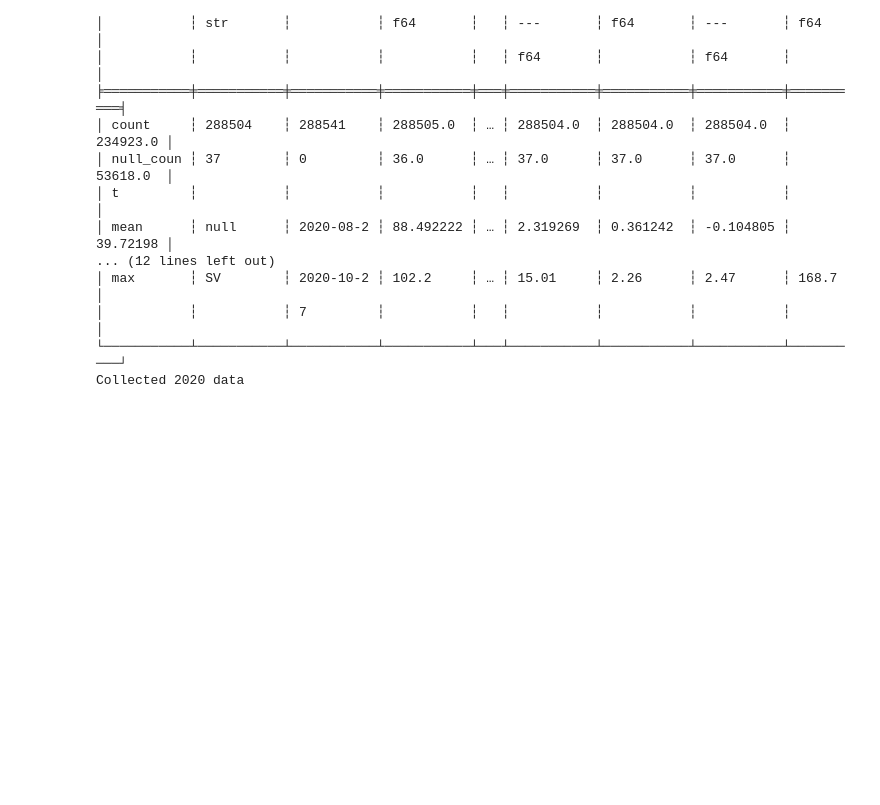
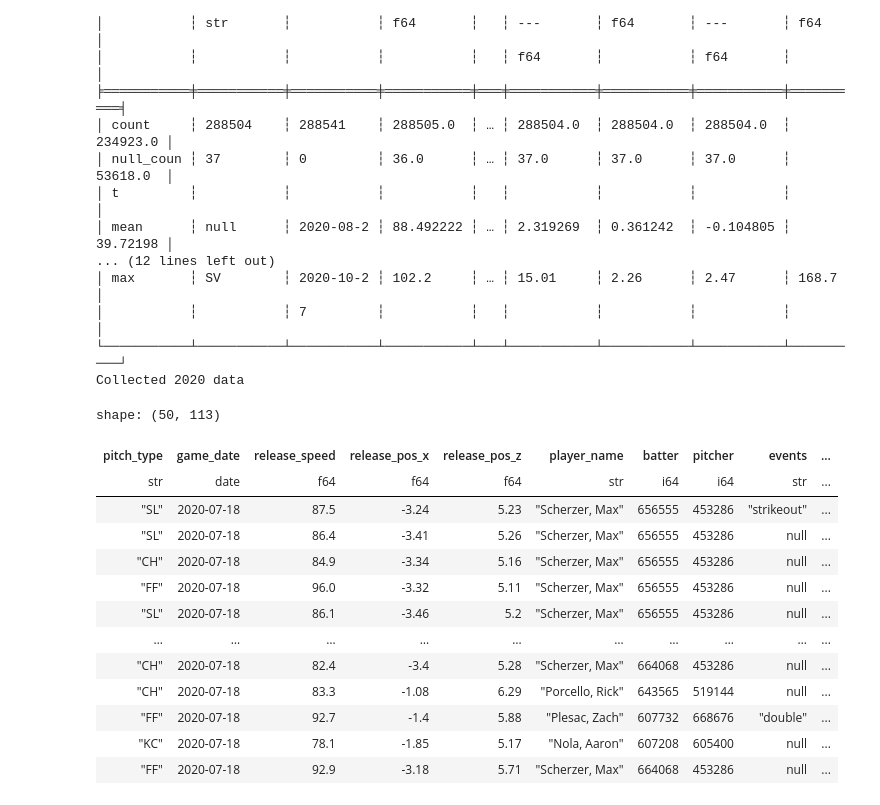
Before and after one commit to jmaschino56/savant_data_downloader, a Jupyter notebook: savant_data_downloader_test.ipynb, the cells around one changed output. Saved outputs shown, nothing was run; the diff lists cells and outputs as text; code cells hidden in the pictures; blank space fills up the shorter version.

```diff
--- a/savant_data_downloader_test.ipynb
+++ b/savant_data_downloader_test.ipynb
@@ -125,3 +125,20 @@ shape: (9, 114)
 │           ┆           ┆ 7         ┆           ┆   ┆           ┆           ┆           ┆          │
 └───────────┴───────────┴───────────┴───────────┴───┴───────────┴───────────┴───────────┴──────────┘
 Collected 2020 data
+# %%
+data.head(50)
+# %% [output]
+shape: (50, 113)
+| pitch_type | game_date | release_speed | release_pos_x | release_pos_z | player_name | batter | pitcher | events | ... |
+| str | date | f64 | f64 | f64 | str | i64 | i64 | str | ... |
+| "SL" | 2020-07-18 | 87.5 | -3.24 | 5.23 | "Scherzer, Max" | 656555 | 453286 | "strikeout" | ... |
+| "SL" | 2020-07-18 | 86.4 | -3.41 | 5.26 | "Scherzer, Max" | 656555 | 453286 | null | ... |
+| "CH" | 2020-07-18 | 84.9 | -3.34 | 5.16 | "Scherzer, Max" | 656555 | 453286 | null | ... |
+| "FF" | 2020-07-18 | 96.0 | -3.32 | 5.11 | "Scherzer, Max" | 656555 | 453286 | null | ... |
+| "SL" | 2020-07-18 | 86.1 | -3.46 | 5.2 | "Scherzer, Max" | 656555 | 453286 | null | ... |
+| … | … | … | … | … | … | … | … | … | ... |
+| "CH" | 2020-07-18 | 82.4 | -3.4 | 5.28 | "Scherzer, Max" | 664068 | 453286 | null | ... |
+| "CH" | 2020-07-18 | 83.3 | -1.08 | 6.29 | "Porcello, Rick" | 643565 | 519144 | null | ... |
+| "FF" | 2020-07-18 | 92.7 | -1.4 | 5.88 | "Plesac, Zach" | 607732 | 668676 | "double" | ... |
+| "KC" | 2020-07-18 | 78.1 | -1.85 | 5.17 | "Nola, Aaron" | 607208 | 605400 | null | ... |
+| "FF" | 2020-07-18 | 92.9 | -3.18 | 5.71 | "Scherzer, Max" | 664068 | 453286 | null | ... |
```
